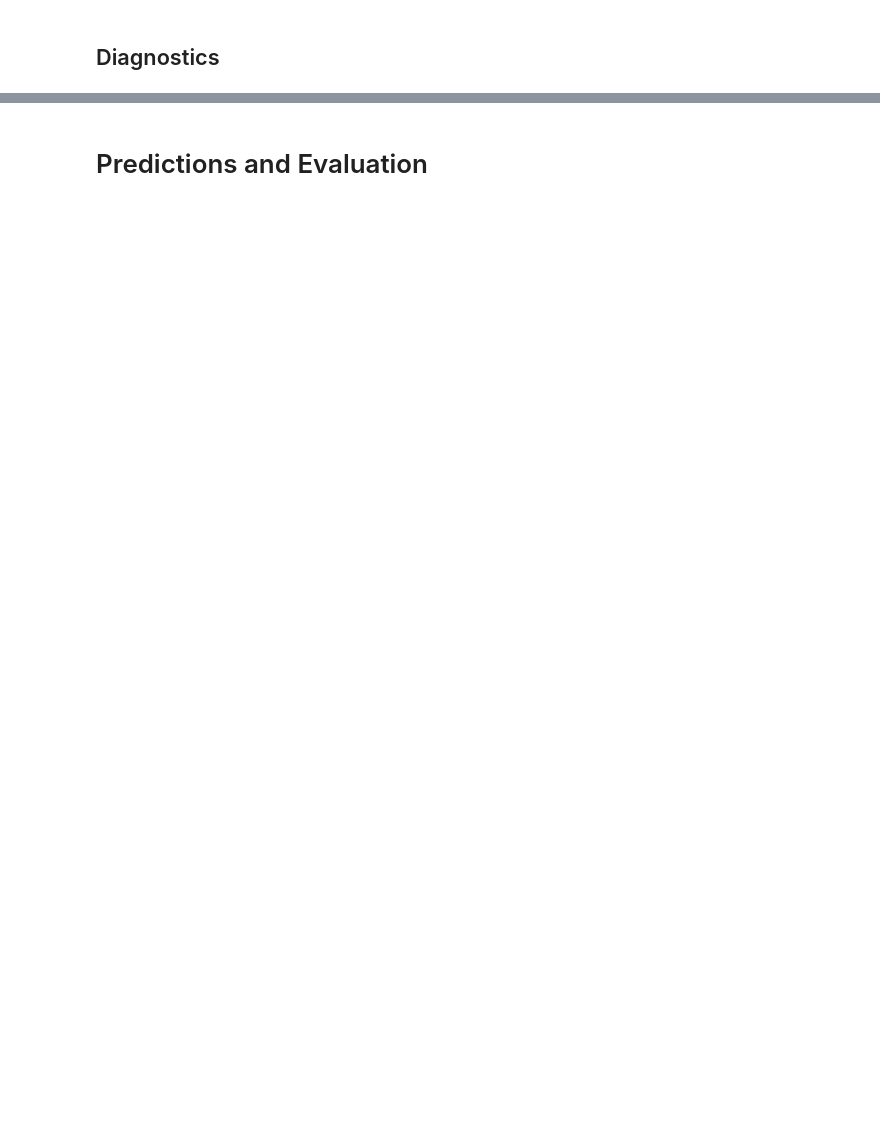
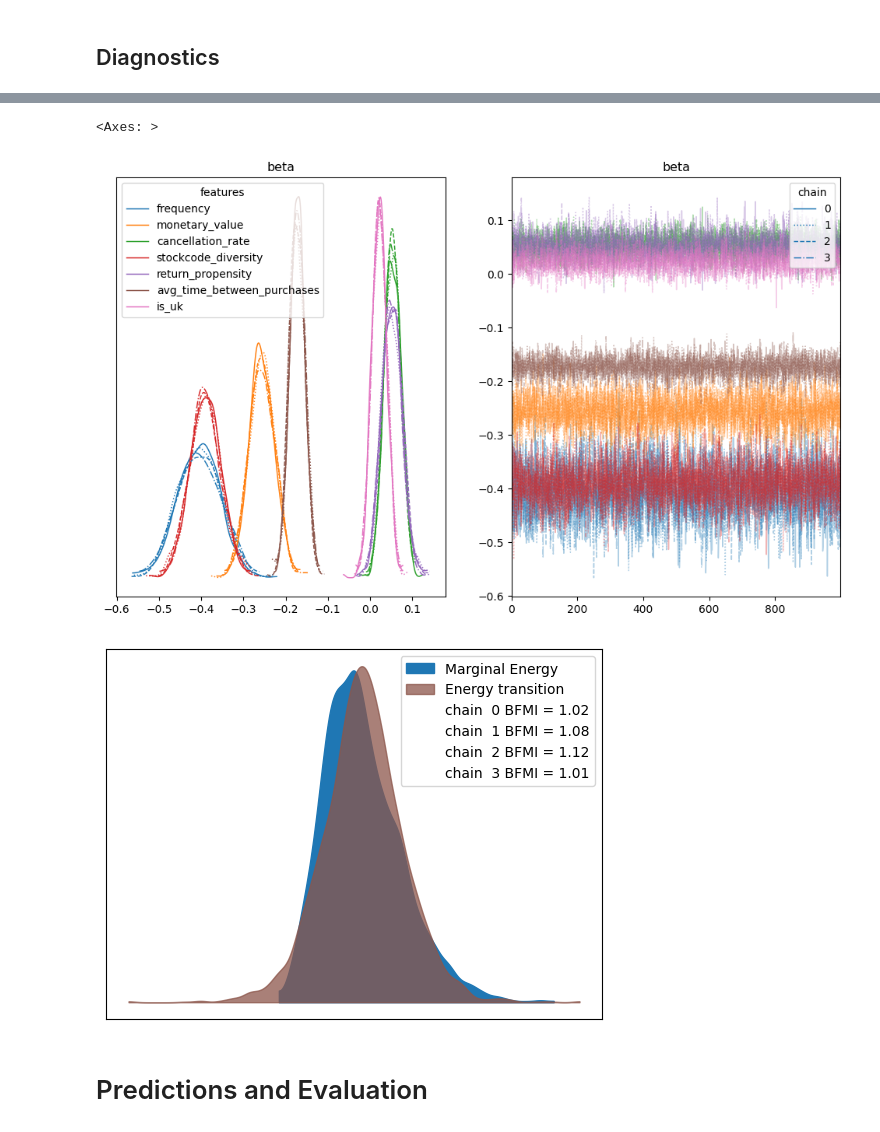
Before and after one commit to paolominini/Churn_Model_Bayesian, a Jupyter notebook: main.ipynb, the cells around one changed output, grey strips where cells are left out. Drawn from its saved outputs; the diff is of its cells as text; code cells hidden in the pictures; blank space fills up the shorter version.

```diff
--- a/main.ipynb
+++ b/main.ipynb
@@ -21,3 +23,13 @@ print(f"Observations: {N}, Variables: {K}")
+# %%
+feature_names = [
+    'frequency',
+    'monetary_value',
+    'cancellation_rate',
+    'stockcode_diversity',
+    'return_propensity',
+    'avg_time_between_purchases',
+    'is_uk'
+]
 # %% [markdown]
 ## Data Check
 # %%
@@ -30,20 +51,25 @@ print("y has NaN:", np.isnan(y).any())
+# %%
+scaler = StandardScaler()
+X = scaler.fit_transform(X)
 # %% [markdown]
 # Bayesian probit Model
 # %%
-with pm.Model() as probit_model:
+with pm.Model(coords={'features': feature_names}) as probit_model:
 
     # Non informative Prior
     beta = pm.MvNormal(
         'beta',
         mu = np.zeros(K),
         cov = 100*np.eye(K),
-        shape = K
+        shape = K,
+        dims = 'features'
     )
 
     # Likelihood probit
     mu = pm.math.dot(X, beta)
     p = pm.math.invprobit(mu)
     y_obs = pm.Bernoulli('y_obs', p=p, observed = y)
+
 
 # --- NUTS ---
 print("Beginning the training...")
@@ -53,7 +79,7 @@ with probit_model:
         draws = 1000, # samples after warmup
         tune = 1000, # warmup
         chains = 4, # calibrate with Rhat !!!!!!!!
-        cores = 4, # CPU cores
+        cores = 1, # CPU cores
         target_accept = 0.95, # acceptance probability of target
         random_seed = 42,
         return_inferencedata= True
@@ -64,5 +100,6 @@ with probit_model:
 print(az.summary(trace, var_names = ['beta']))
 print("Max R-hat:", float(az.rhat(trace)['beta'].max()))
 
-az.plot_trace(trace, var_names = ['beta'])
+az.plot_trace(trace, var_names = ['beta'], legend= True, figsize = (12, K))
 az.plot_energy(trace)
+# %% [output]
@@ -69,3 +124,6 @@ az.plot_energy(trace)
+<Axes: >
+[figure, added]
+[figure, added]
 # %% [markdown]
 # Predictions and Evaluation
 # %%
```
Also changed, not shown: parts of 6 cells of this notebook, 3 other files.
